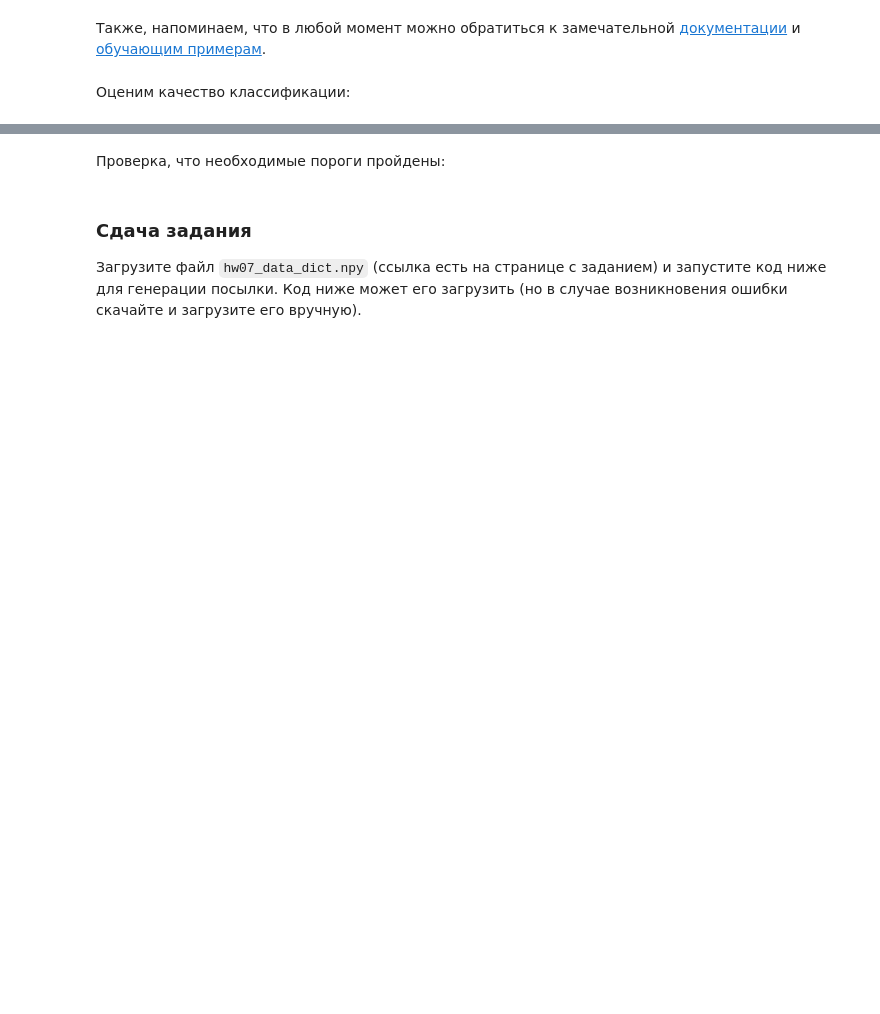
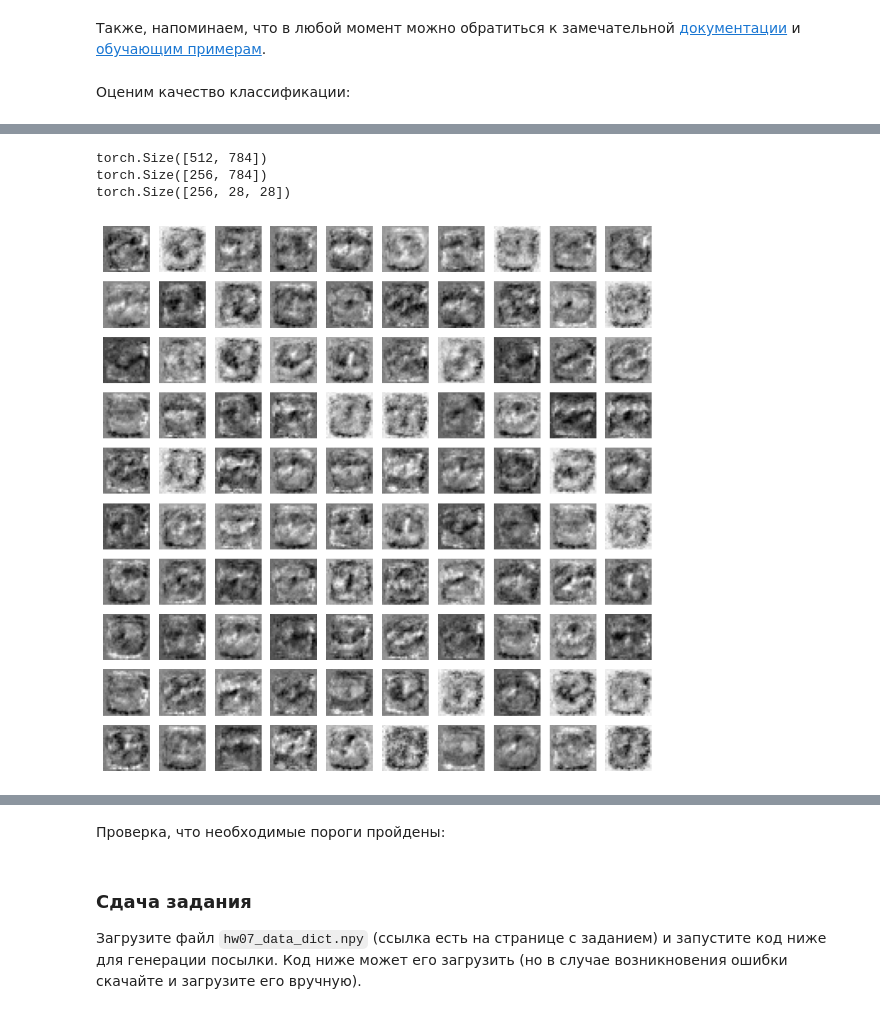
Before and after one commit to xSICHx/ml-course-yandex, a Jupyter notebook: homeworks/assignment07_mnist_classification/assignment_mnist.ipynb, the cells around one changed output, grey strips where cells are left out. Saved outputs shown, nothing was run; the diff lists cells and outputs as text; code cells hidden in the pictures; blank space fills up the shorter version.

```diff
--- a/homeworks/assignment07_mnist_classification/assignment_mnist.ipynb
+++ b/homeworks/assignment07_mnist_classification/assignment_mnist.ipynb
@@ -208,0 +251,25 @@ print(f'Neural network accuracy on test set: {test_acc:3.5}')
+# %%
+import matplotlib.pyplot as plt
+
+# Визуализация весов первого слоя
+weights1 = model.model[0].weight.data  # Веса первого слоя (512, 784)
+print(weights1.shape)
+
+weights2 = model.model[2].weight.data @ model.model[1](weights1 ) # ReLU к первому +
+
+print(weights2.shape)
+
+weights = weights2.view(256, 28, 28)
+print(weights.shape)
+
+# Рисуем первые 16 фильтров
+fig, axes = plt.subplots(10, 10, figsize=(10, 10))
+for i, ax in enumerate(axes.flat):
+    ax.imshow(weights[i].cpu(), cmap='gray')
+    ax.axis('off')
+plt.show()
+# %% [output]
+torch.Size([512, 784])
+torch.Size([256, 784])
+torch.Size([256, 28, 28])
+[figure, added]
```
Also changed, not shown: parts of 13 cells of this notebook, 3 other files.
